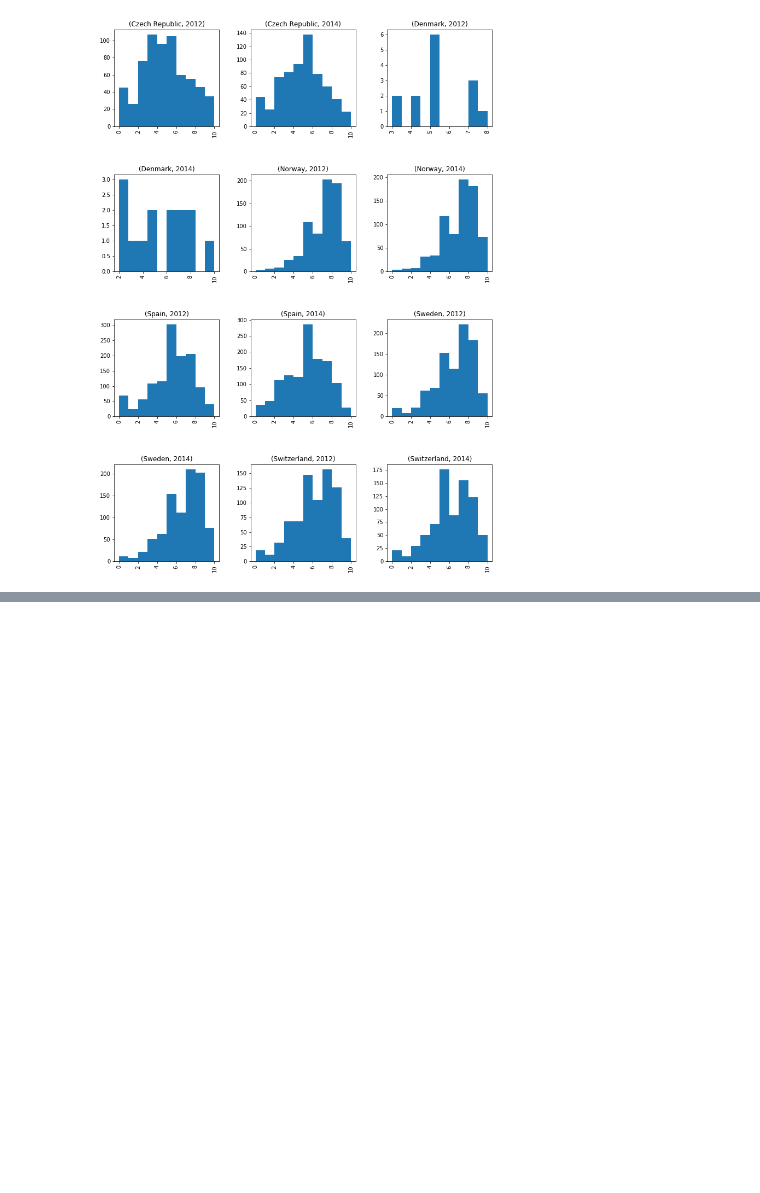
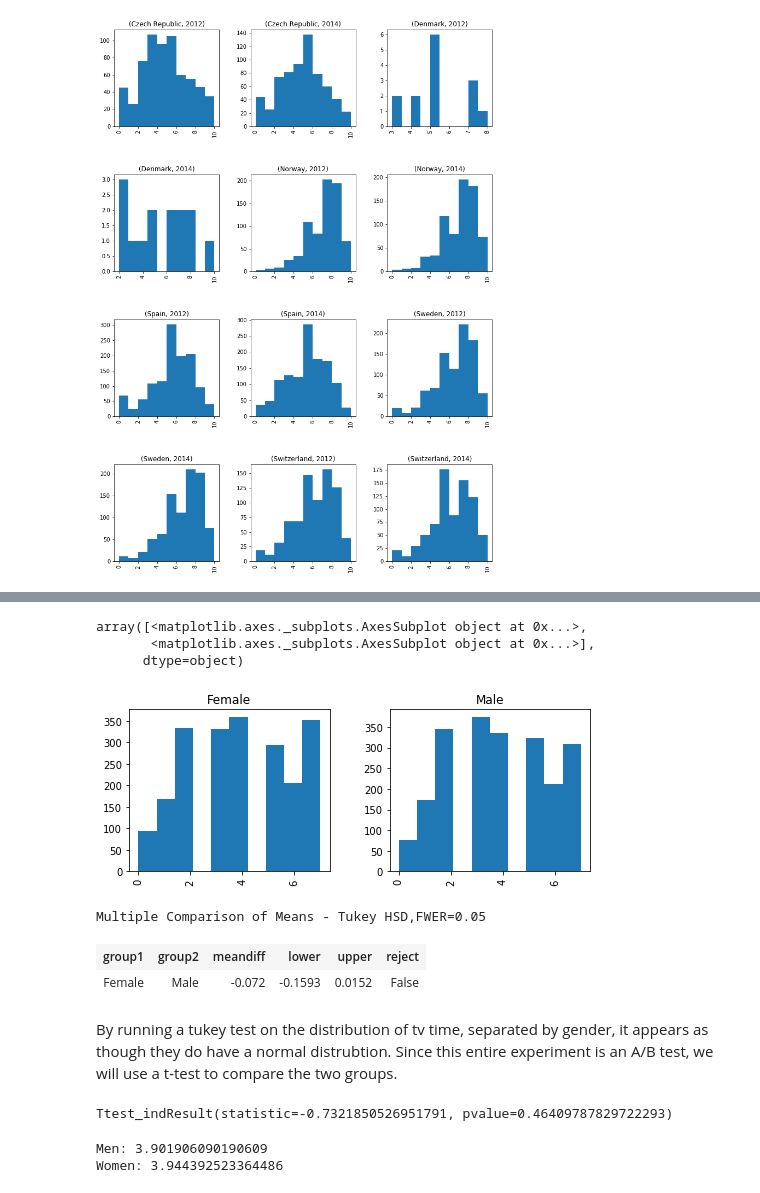
Before and after one commit to mhuh22/Thinkful, a Jupyter notebook: Bootcamp/Unit 5/Lesson 5 - Advanced Experimentation/Challenge 5.5.4. What Test to Use.ipynb, the cells around one changed output, grey strips where cells are left out. Drawn from its saved outputs; the diff is of its cells as text; code cells hidden in the pictures; blank space fills up the shorter version.

```diff
--- a/Bootcamp/Unit 5/Lesson 5 - Advanced Experimentation/Challenge 5.5.4. What Test to Use.ipynb
+++ b/Bootcamp/Unit 5/Lesson 5 - Advanced Experimentation/Challenge 5.5.4. What Test to Use.ipynb
@@ -94,0 +210,38 @@ ess.loc[(ess['year']==2012) & (ess['cntry']==country)]
+# %%
+plt.rcParams['figure.figsize'] = [8,3]
+
+(ess.loc[(ess['year']==2012)]).hist(by=['gndr'], column='tvtot')
+# %% [output]
+array([<matplotlib.axes._subplots.AxesSubplot object at 0x...>,
+       <matplotlib.axes._subplots.AxesSubplot object at 0x...>],
+      dtype=object)
+[figure, added]
+# %%
+# Run normality test to determine what test to use
+tukey = pairwise_tukeyhsd(endog=ess2['tvtot'],
+                          groups=ess2['gndr'],
+                          alpha=0.05)
+
+tukey.summary()
+# %% [output]
+Multiple Comparison of Means - Tukey HSD,FWER=0.05
+| group1 | group2 | meandiff | lower | upper | reject |
+| Female | Male | -0.072 | -0.1593 | 0.0152 | False |
+# %% [markdown]
+By running a tukey test on the distribution of tv time, separated by gender, it appears as though they do have a normal distrubtion. Since this entire experiment is an A/B test, we will use a t-test to compare the two groups.
+# %%
+# Run t-test in order to see if the two groups are significantly different
+ttest_ind((ess2.loc[(ess2['year']==2012) & (ess2['gndr']=='Male')])['tvtot'],
+        (ess2.loc[(ess2['year']==2012) & (ess2['gndr']=='Female')])['tvtot'],
+         equal_var=False)
+# %% [output]
+Ttest_indResult(statistic=-0.7321850526951791, pvalue=0.46409787829722293)
+# %%
+# Compute average tv time for men and women in 2012
+tv_men = ((ess.loc[(ess['year']==2012) & (ess['gndr']=='Male')])['tvtot']).mean()
+tv_women = ((ess.loc[(ess['year']==2012) & (ess['gndr']=='Female')])['tvtot']).mean()
+
+print("Men: {} \nWomen: {}".format(tv_men, tv_women))
+# %% [output]
+Men: 3.901906090190609
+Women: 3.944392523364486
```
Also changed, not shown: parts of 25 cells of this notebook.
